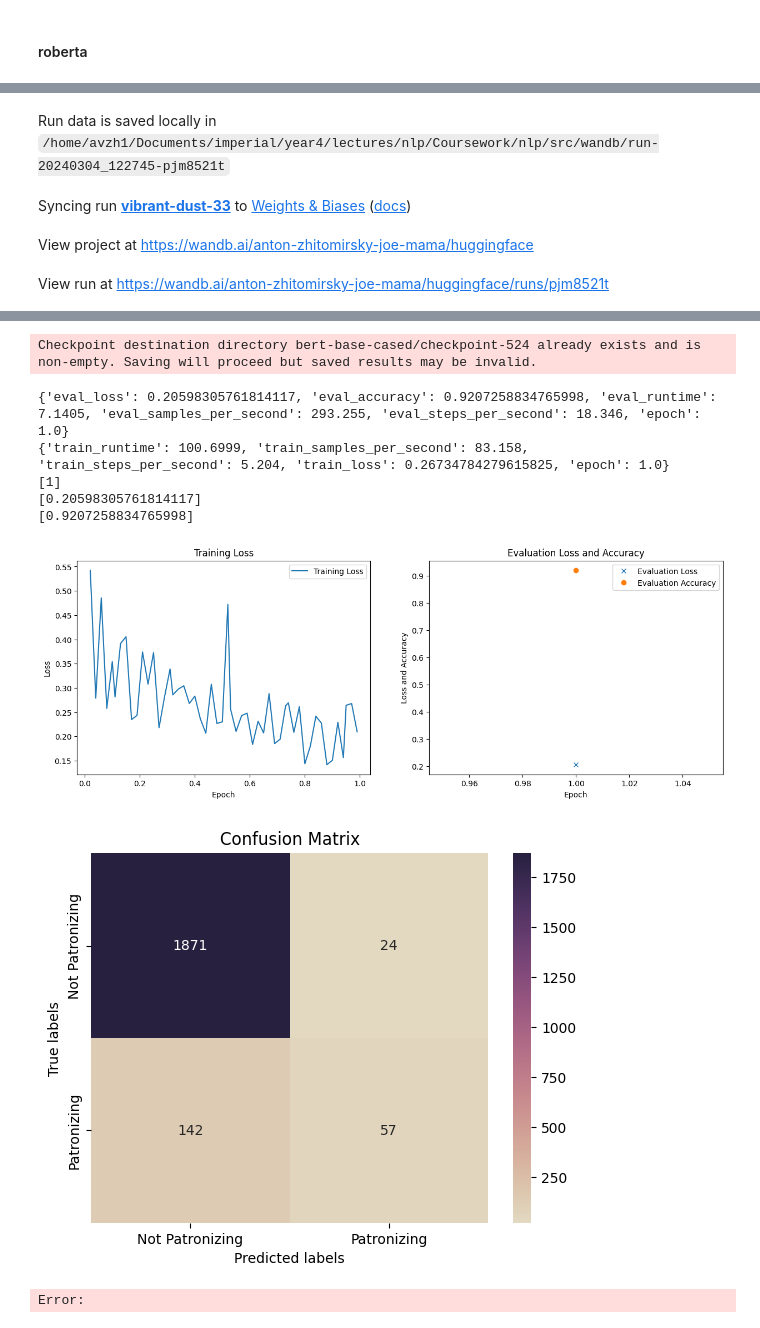
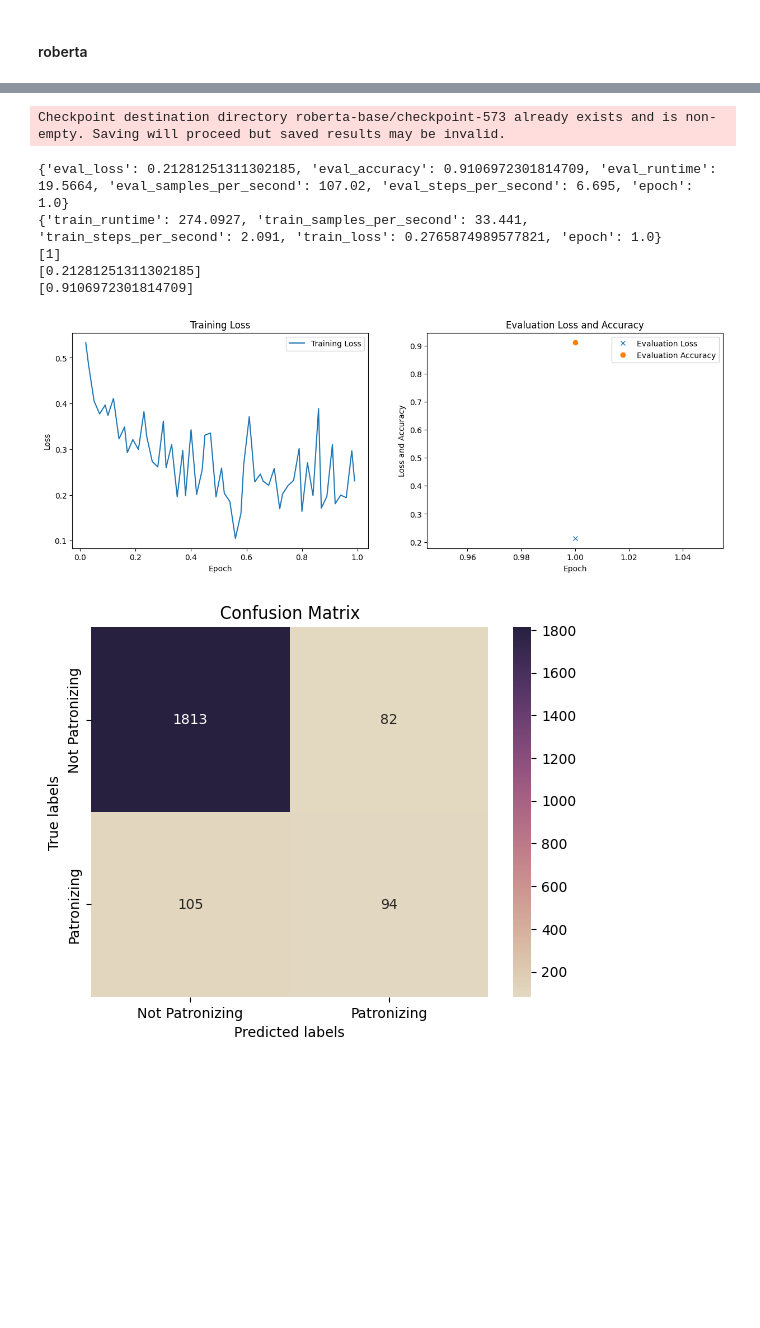
Before and after one commit to avzh1/nlp_bert_classifier, a Jupyter notebook: src/binary-classification.ipynb, the cells around one changed output, grey strips where cells are left out. Saved outputs shown, nothing was run; the diff lists cells and outputs as text; code cells hidden in the pictures; blank space fills up the shorter version.

```diff
--- a/src/binary-classification.ipynb
+++ b/src/binary-classification.ipynb
@@ -349,6 +308,7 @@ def predict_hatespeech(input, tokenizer, model):
   model.eval()
   encodings = tokenizer(input, return_tensors='pt', padding=True, truncation=True, max_length=h_params['text trunction length'])
   encodings.to(DEVICE)
+  model.to(DEVICE)
 
   output = model(**encodings)
 
@@ -357,13 +317,15 @@ def predict_hatespeech(input, tokenizer, model):
 def save_model_predictions(model_name, model, tokenizer):
 
     model.eval()
+    model.to(DEVICE)
 
     # << create a dataloader for the entire training dataset >>
-    global_train_dataset = PCLDataset(sampled_train_data, mask_tokens=h_params['mask tokens'], tokenizer=tokenizer, trunc_len=h_params['text trunction length'])
-    global_train_data_loader = DataLoader(global_train_dataset, batch_size=h_params['batch size'], collate_fn=global_train_dataset.collate_fn)
+    global_train_dataset = PCLDataset(unedited_train_data_df, mask_tokens=False, tokenizer=tokenizer, trunc_len=h_params['text trunction length'])
+    global_train_data_loader = DataLoader(global_train_dataset, batch_size=h_params['batch size'], collate_fn=global_train_dataset.collate_fn, shuffle=False)
 
-    test_dataset = PCLDataset(test_data, mask_tokens=False, tokenizer=tokenizer, trunc_len=h_params['text trunction length'])
-    test_data_loader = DataLoader(test_dataset, batch_size=h_params['batch size'], collate_fn=test_dataset.collate_fn)
+    # << create a dataloader for the test dataset >>
+    test_dataset = PCLDataset(test_data_df, mask_tokens=False, tokenizer=tokenizer, trunc_len=h_params['text trunction length'])
+    test_data_loader = DataLoader(test_dataset, batch_size=h_params['batch size'], collate_fn=test_dataset.collate_fn, shuffle=False)
 
     # << iterate through the dataloader and make predictions >>
     for loader in {global_train_data_loader, test_data_loader}:
@@ -372,8 +334,8 @@ def save_model_predictions(model_name, model, tokenizer):
 
         with torch.no_grad():
             for batch in tqdm(loader):
+                del batch['labels']
                 batch = batch.to(DEVICE)
-                del batch['labels']
 
                 logits = model(**batch)
                 predictions = torch.argmax(logits.logits, dim=1)
@@ -392,6 +354,8 @@ import seaborn as sns
 import matplotlib.pyplot as plt
 
 def evaluate_model(model, tokenizer, data_loader):
+
+  model.to(DEVICE)
 
   preds = []
   tot_labels = []
@@ -408,6 +372,8 @@ def evaluate_model(model, tokenizer, data_loader):
 
   # with the saved predictions and labels we can compute accuracy, precision, recall and f1-score
   report = classification_report(tot_labels, preds, target_names=["Not offensive","Offensive"], output_dict= True)
+
+  print(report)
 
   cm = confusion_matrix(tot_labels, preds, labels=[0, 1])
 
@@ -639,10 +552,29 @@ model = AutoModelForSequenceClassification.from_pretrained('FacebookAI/roberta-b
 tokenizer = RobertaTokenizer.from_pretrained('FacebookAI/roberta-base')
 
 # << Create Datasets >>
-training_dataset = PCLDataset(sampled_train_data, mask_tokens=h_params['mask tokens'], tokenizer=tokenizer, trunc_len=h_params['text trunction length'])
-val_dataset = PCLDataset(sampled_val_data, mask_tokens=h_params['mask tokens'], tokenizer=tokenizer, trunc_len=h_params['text trunction length'])
+training_dataset = PCLDataset(train_data_df, mask_tokens=h_params['mask tokens'], tokenizer=tokenizer, trunc_len=h_params['text trunction length'])
+val_dataset = PCLDataset(val_data_df, mask_tokens=h_params['mask tokens'], tokenizer=tokenizer, trunc_len=h_params['text trunction length'])
 
-roberta_trainer = full_train_run('bert-base-cased', model, tokenizer, training_dataset, val_dataset)
+# << Setup the trainer >>
+trainer = setup_trainer('roberta-base', model, h_params, training_dataset, val_dataset)
+
+#  << Set model to training mode >>
+model.train()
+
+# << Train the model >>
+trainer.train()
+
+# << Plot the loss >>
+plot_loss(trainer)
+
+# << Save the model predictions >>
+save_model_predictions('roberta-base', model, tokenizer)
+
+# << Evaluate the model >>
+evaluate_model(model, tokenizer, val_dataset)
+evaluate_model(model, tokenizer, training_dataset)
+
+# roberta_trainer = full_train_run('bert-base-cased', model, tokenizer, training_dataset, val_dataset)
 # %% [output]
 Some weights of RobertaForSequenceClassification were not initialized from the model checkpoint at FacebookAI/roberta-base and are newly initialized: ['classifier.dense.bias', 'classifier.dense.weight ...
 You should probably TRAIN this model on a down-stream task to be able to use it for predictions and inference.
@@ -652,4 +580,0 @@ Tracking run with wandb version 0.16.3
-Run data is saved locally in /home/avzh1/Documents/imperial/year4/lectures/nlp/Coursework/nlp/src/wandb/run-20240304_122745-pjm8521t
-Syncing run vibrant-dust-33 to Weights & Biases (docs)
-View project at https://wandb.ai/anton-zhitomirsky-joe-mama/huggingface
-View run at https://wandb.ai/anton-zhitomirsky-joe-mama/huggingface/runs/pjm8521t
@@ -673,9 +598,8 @@ View run at https://wandb.ai/anton-zhitomirsky-joe-mama/huggingface/runs/pjm8521
-Checkpoint destination directory bert-base-cased/checkpoint-524 already exists and is non-empty. Saving will proceed but saved results may be invalid.
+Checkpoint destination directory roberta-base/checkpoint-573 already exists and is non-empty. Saving will proceed but saved results may be invalid.
-{'eval_loss': 0.20598305761814117, 'eval_accuracy': 0.9207258834765998, 'eval_runtime': 7.1405, 'eval_samples_per_second': 293.255, 'eval_steps_per_second': 18.346, 'epoch': 1.0}
-{'train_runtime': 100.6999, 'train_samples_per_second': 83.158, 'train_steps_per_second': 5.204, 'train_loss': 0.26734784279615825, 'epoch': 1.0}
+{'eval_loss': 0.21281251311302185, 'eval_accuracy': 0.9106972301814709, 'eval_runtime': 19.5664, 'eval_samples_per_second': 107.02, 'eval_steps_per_second': 6.695, 'epoch': 1.0}
+{'train_runtime': 274.0927, 'train_samples_per_second': 33.441, 'train_steps_per_second': 2.091, 'train_loss': 0.2765874989577821, 'epoch': 1.0}
 [1]
-[0.20598305761814117]
-[0.9207258834765998]
+[0.21281251311302185]
+[0.9106972301814709]
-[figure, old version]
+[figure, new version]
-[figure, old version]
+[figure, new version]
-Error:
```
Also changed, not shown: parts of 23 cells of this notebook, 4 other files.
